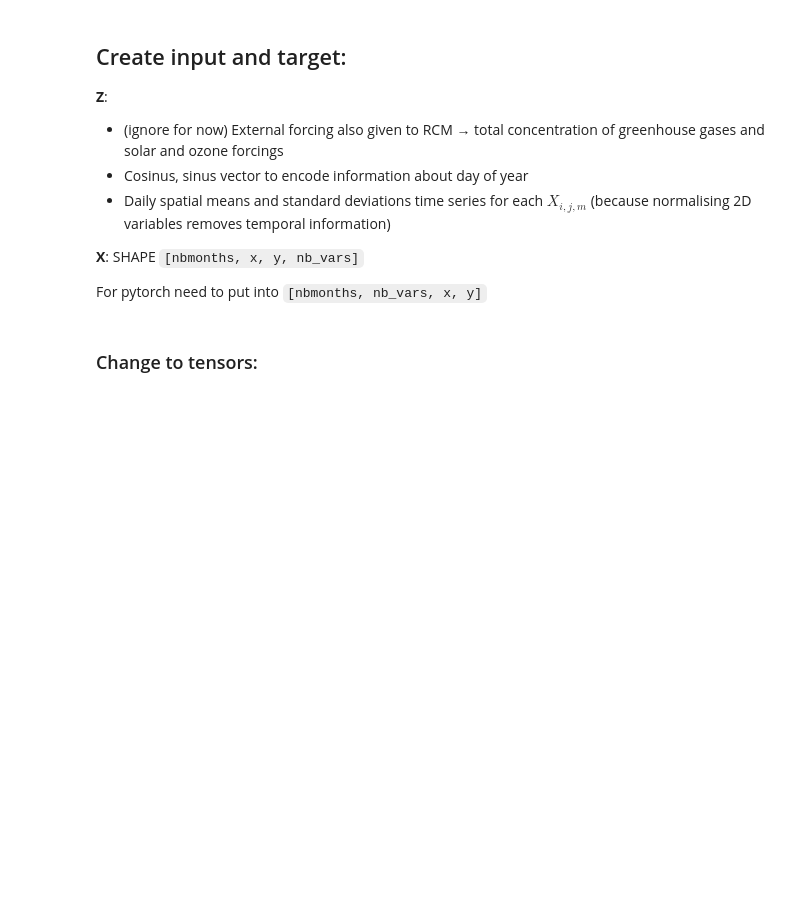
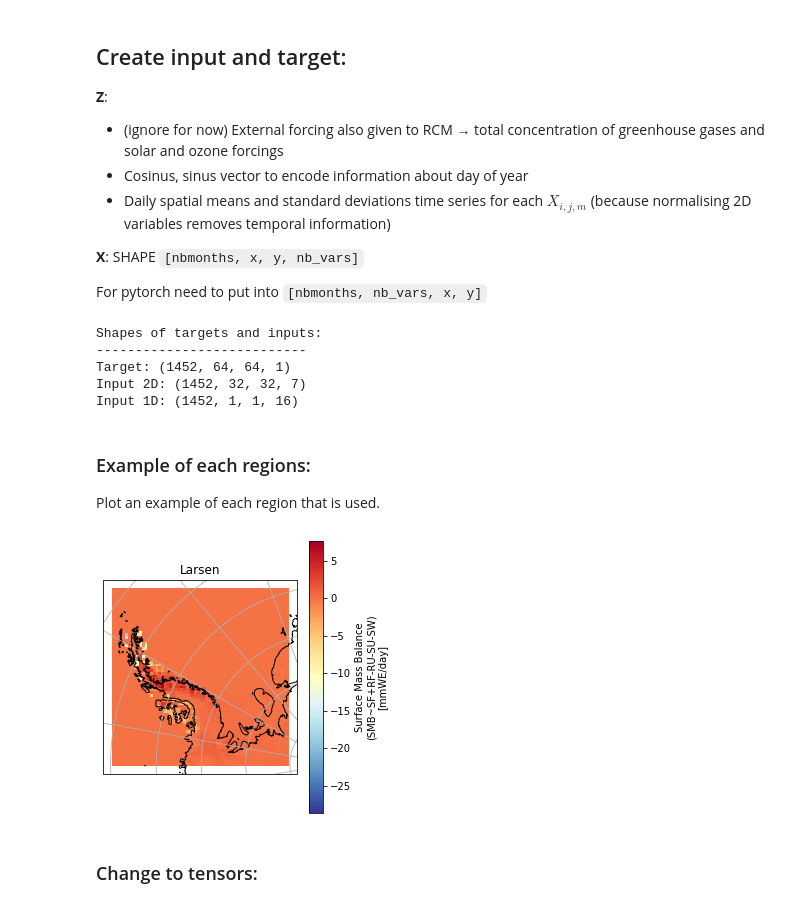
Before and after one commit to marvande/Antarctica-RCM-Emulator, a Jupyter notebook: scr/notebooks/pytorch/pytorch_ML.ipynb, the cells around one changed output. Drawn from its saved outputs; the diff is of its cells as text; code cells hidden in the pictures; blank space fills up the shorter version.

```diff
--- a/scr/notebooks/pytorch/pytorch_ML.ipynb
+++ b/scr/notebooks/pytorch/pytorch_ML.ipynb
@@ -117,5 +174,5 @@ ax.gridlines(draw_labels=True)
 # %%
-if downloadFromGC:
+if DOWNLOAD_FROM_GC:
     downloadFileFromGC(pathGC, '', fileTarget)
     target_dataset = xr.open_dataset(fileTarget)
     os.remove(fileTarget)
@@ -155,7 +215,7 @@ def input_maker(
     print_=True
 ):
 
-    if region != "whole antarctica":
+    if region != "Whole Antarctica":
         DATASET = createLowerInput(GCMLike, region = region, Nx=48, Ny=25, print_=False)
     else:
         DATASET = GCMLike
@@ -336,26 +410,54 @@ def target_maker(
     targets.append(target_SMB)
     target_times.append(target_dataset.time.values)
 
-    full_target = np.concatenate(targets, axis=0)
-
-    return full_target, target_times
+    return targets, target_times
 # %%
-full_target, target_times = target_maker(
-    target_dataset, region="Larsen", resize=False
-)
+if REGION == 'Combined':
+  targets, target_times = [], []
+  for r in REGIONS:
+    t, t_times = target_maker(
+      target_dataset, region=r, resize=False
+    )
+    targets.append(t[0])
+    target_times.append(t_times[0])
+else:
+  targets, target_times = target_maker(
+      target_dataset, region=REGION, resize=False
+  )
 # Full target to model
+full_target = np.concatenate(targets, axis=0)
 target_time = np.concatenate(target_times, axis=0)
 target_lon = target_dataset["x"]
 target_lat = target_dataset["y"]
 # %%
-# Full input to model
-full_input=[np.concatenate(inputs_2D,axis=0),np.concatenate(inputs_1D,axis=0)]
-full_input_ns=[np.concatenate(inputs_2D_ns,axis=0),np.concatenate(inputs_1D_ns,axis=0)]
-
 print("Shapes of targets and inputs:\n---------------------------")
 print("Target:", full_target.shape)
 print("Input 2D:", full_input[0].shape)
 print("Input 1D:", full_input[1].shape)
+# %% [output]
+Shapes of targets and inputs:
+---------------------------
+Target: (1452, 64, 64, 1)
+Input 2D: (1452, 32, 32, 7)
+Input 1D: (1452, 1, 1, 16)
+# %% [markdown]
+### Example of each regions:
+Plot an example of each region that is used.
+# %%
+f = plt.figure(figsize=(20, 5))
+i = 1
+for r in REGIONS:
+  targets, target_times = target_maker(
+      target_dataset, region=r, resize=False)
+  full_target_test = np.concatenate(targets, axis=0)[0,:,:,:]
+  ax = plt.subplot(1, 4, i, projection=ccrs.SouthPolarStereo())
+  vmin = np.min(full_target_test)
+  vmax = np.max(full_target_test)
+  plotTarget(target_dataset, full_target_test, ax, vmin, vmax, region=r)
+  ax.set_title(r)
+  i+= 1
+# %% [output]
+[figure, added]
 # %% [markdown]
 ### Change to tensors:
 # %%
```
Also changed, not shown: parts of 44 cells of this notebook, 22 other files.
